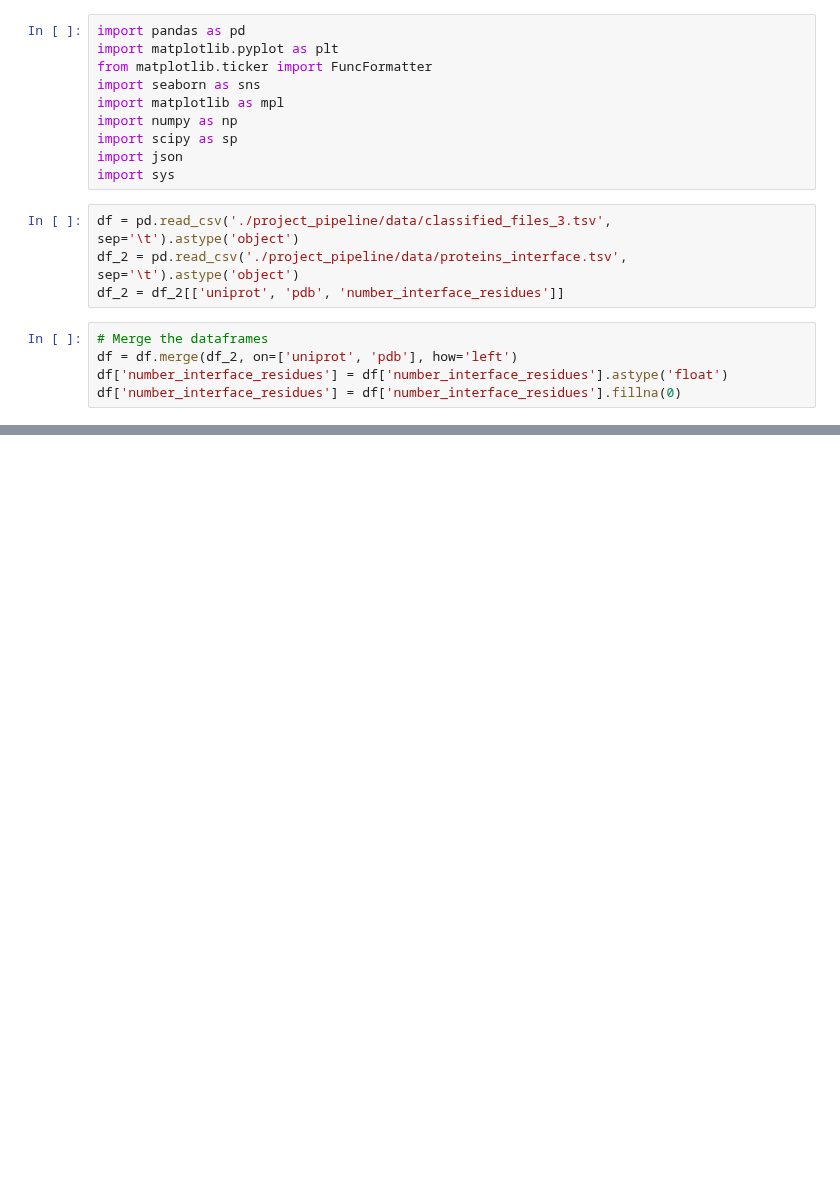
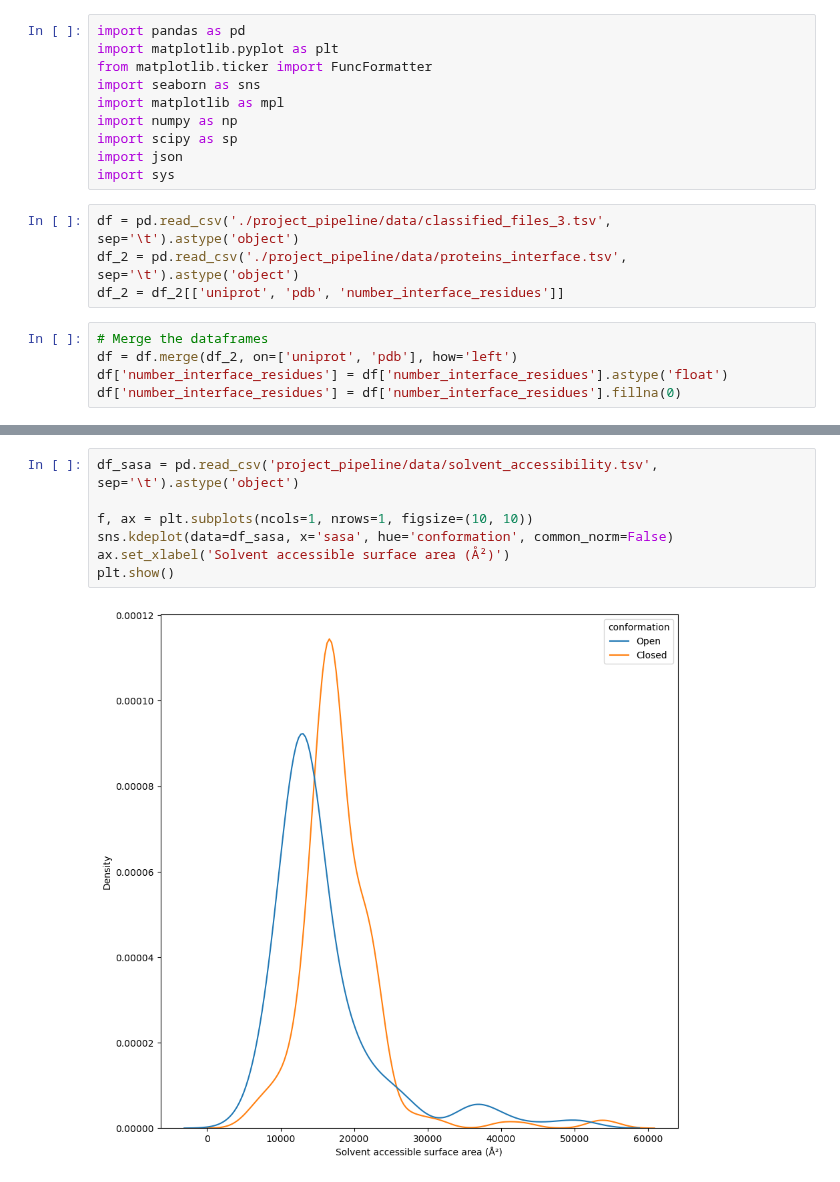
Before and after one commit to jpigles/alphafold-rmsd, a Jupyter notebook: interface_analysis.ipynb, the cells around one changed output, grey strips where cells are left out. Saved outputs shown, nothing was run; the diff lists cells and outputs as text; blank space fills up the shorter version.

Commit message:
Solvent accessibilities added.

```diff
--- a/interface_analysis.ipynb
+++ b/interface_analysis.ipynb
@@ -29,0 +31,9 @@ plt.savefig('./project_pipeline/data/figures/interface_residues.png', dpi=300, b
+# %%
+df_sasa = pd.read_csv('project_pipeline/data/solvent_accessibility.tsv', sep='\t').astype('object')
+
+f, ax = plt.subplots(ncols=1, nrows=1, figsize=(10, 10))
+sns.kdeplot(data=df_sasa, x='sasa', hue='conformation', common_norm=False)
+ax.set_xlabel('Solvent accessible surface area (Å²)')
+plt.show()
+# %% [output]
+[figure, added]
```
Also changed, not shown: parts of 1 cell of this notebook, 6 other files.
